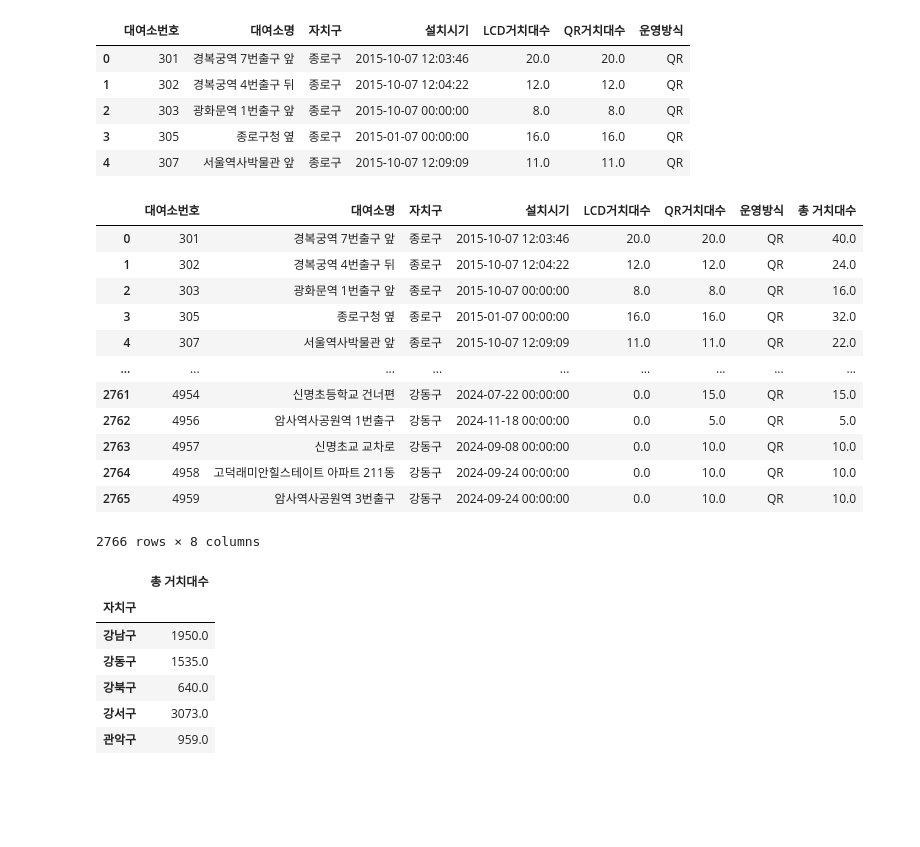
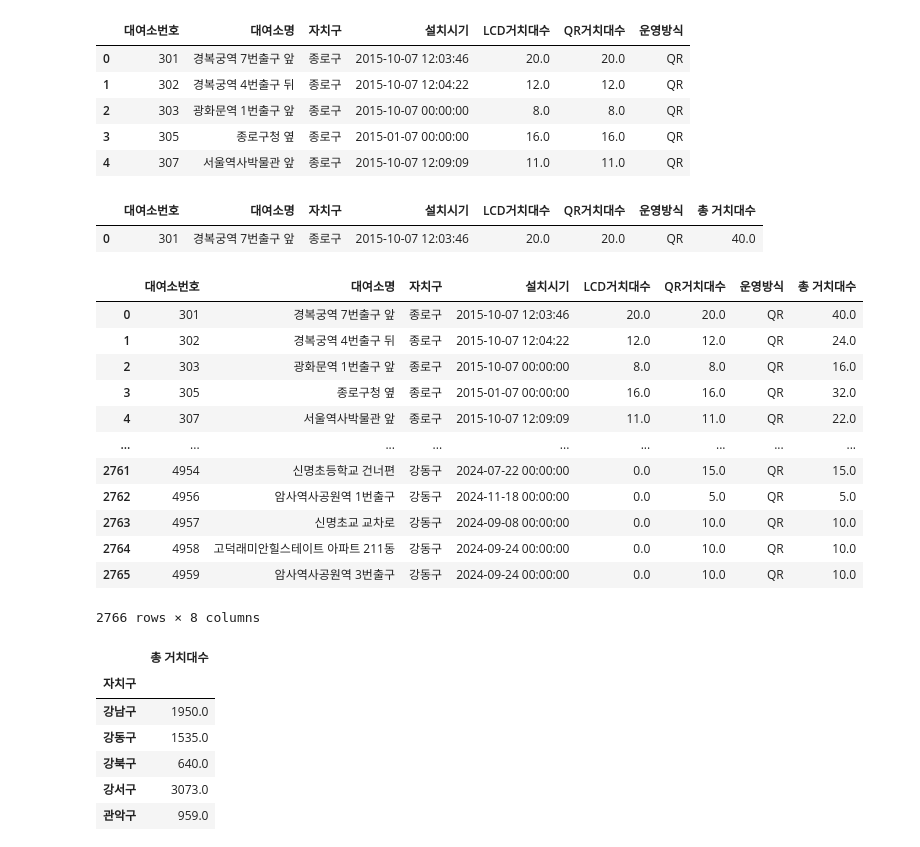
Before and after one commit to yhs02252/pandassource, a Jupyter notebook: 자전거.ipynb, the cells around one changed output. Cells and saved outputs as stored; diff of their text form; code cells hidden in the pictures; blank space fills up the shorter version.

```diff
--- a/자전거.ipynb
+++ b/자전거.ipynb
@@ -449,21 +481,26 @@ bike_df.head()
 # %%
 # 총 거치대수 = LCD거치대수 + QR거치대수
 bike_df["총 거치대수"] = bike_df["LCD거치대수"]+bike_df["QR거치대수"]
-bike_df
+bike_df.head(1)
 # %% [output]
 |  | 대여소번호 | 대여소명 | 자치구 | 설치시기 | LCD거치대수 | QR거치대수 | 운영방식 | 총 거치대수 |
 | 0 | 301 | 경복궁역 7번출구 앞 | 종로구 | 2015-10-07 12:03:46 | 20.0 | 20.0 | QR | 40.0 |
-| 1 | 302 | 경복궁역 4번출구 뒤 | 종로구 | 2015-10-07 12:04:22 | 12.0 | 12.0 | QR | 24.0 |
-| 2 | 303 | 광화문역 1번출구 앞 | 종로구 | 2015-10-07 00:00:00 | 8.0 | 8.0 | QR | 16.0 |
-| 3 | 305 | 종로구청 옆 | 종로구 | 2015-01-07 00:00:00 | 16.0 | 16.0 | QR | 32.0 |
-| 4 | 307 | 서울역사박물관 앞 | 종로구 | 2015-10-07 12:09:09 | 11.0 | 11.0 | QR | 22.0 |
-| ... | ... | ... | ... | ... | ... | ... | ... | ... |
-| 2761 | 4954 | 신명초등학교 건너편 | 강동구 | 2024-07-22 00:00:00 | 0.0 | 15.0 | QR | 15.0 |
-| 2762 | 4956 | 암사역사공원역 1번출구 | 강동구 | 2024-11-18 00:00:00 | 0.0 | 5.0 | QR | 5.0 |
-| 2763 | 4957 | 신명초교 교차로 | 강동구 | 2024-09-08 00:00:00 | 0.0 | 10.0 | QR | 10.0 |
-| 2764 | 4958 | 고덕래미안힐스테이트 아파트 211동 | 강동구 | 2024-09-24 00:00:00 | 0.0 | 10.0 | QR | 10.0 |
-| 2765 | 4959 | 암사역사공원역 3번출구 | 강동구 | 2024-09-24 00:00:00 | 0.0 | 10.0 | QR | 10.0 |
-2766 rows × 8 columns
+# %%
+bike_df
+# %% [output]
+|  | 대여소번호 | 대여소명 | 자치구 | 설치시기 | LCD거치대수 | QR거치대수 | 운영방식 | 총 거치대수 |
+| 0 | 301 | 경복궁역 7번출구 앞 | 종로구 | 2015-10-07 12:03:46 | 20.0 | 20.0 | QR | 40.0 |
+| 1 | 302 | 경복궁역 4번출구 뒤 | 종로구 | 2015-10-07 12:04:22 | 12.0 | 12.0 | QR | 24.0 |
+| 2 | 303 | 광화문역 1번출구 앞 | 종로구 | 2015-10-07 00:00:00 | 8.0 | 8.0 | QR | 16.0 |
+| 3 | 305 | 종로구청 옆 | 종로구 | 2015-01-07 00:00:00 | 16.0 | 16.0 | QR | 32.0 |
+| 4 | 307 | 서울역사박물관 앞 | 종로구 | 2015-10-07 12:09:09 | 11.0 | 11.0 | QR | 22.0 |
+| ... | ... | ... | ... | ... | ... | ... | ... | ... |
+| 2761 | 4954 | 신명초등학교 건너편 | 강동구 | 2024-07-22 00:00:00 | 0.0 | 15.0 | QR | 15.0 |
+| 2762 | 4956 | 암사역사공원역 1번출구 | 강동구 | 2024-11-18 00:00:00 | 0.0 | 5.0 | QR | 5.0 |
+| 2763 | 4957 | 신명초교 교차로 | 강동구 | 2024-09-08 00:00:00 | 0.0 | 10.0 | QR | 10.0 |
+| 2764 | 4958 | 고덕래미안힐스테이트 아파트 211동 | 강동구 | 2024-09-24 00:00:00 | 0.0 | 10.0 | QR | 10.0 |
+| 2765 | 4959 | 암사역사공원역 3번출구 | 강동구 | 2024-09-24 00:00:00 | 0.0 | 10.0 | QR | 10.0 |
+2766 rows × 8 columns
 # %%
 # 자치구별 총거치대수 합산
 bike_sum = bike_df.groupby("자치구")["총 거치대수"].sum().reset_index()
```
Also changed, not shown: parts of 11 cells of this notebook, 2 other files.
